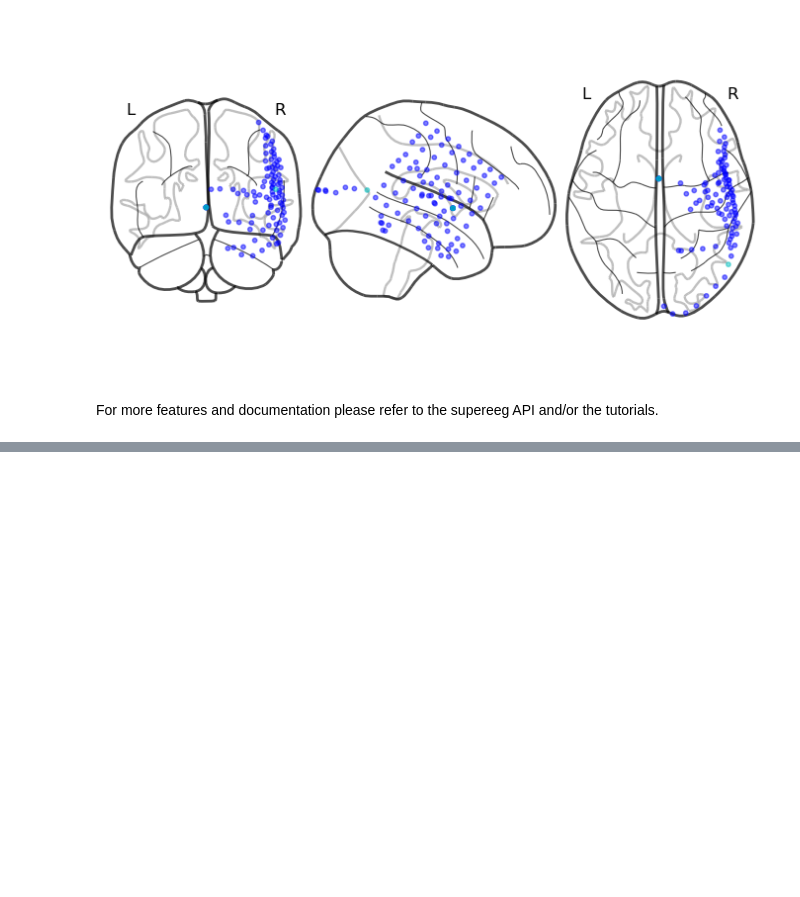
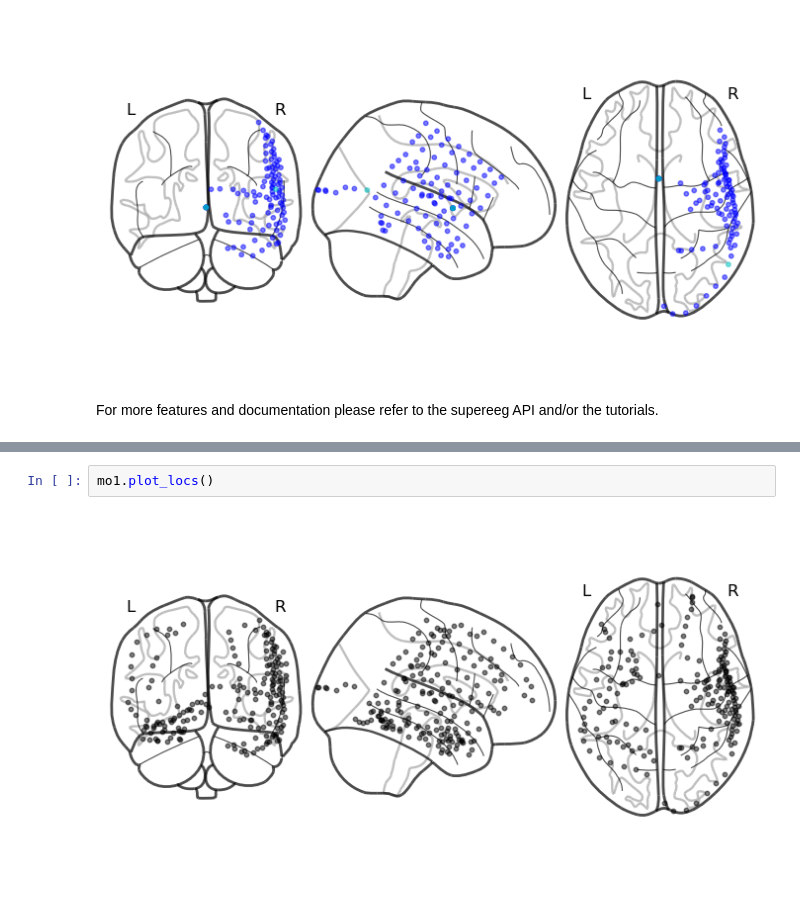
Before and after one commit to the-brAIn-lab/supereeg_notebooks, a Jupyter notebook: examples/basic_example.ipynb, the cells around one changed output, grey strips where cells are left out. Cells and saved outputs as stored; diff of their text form; blank space fills up the shorter version.

```diff
--- a/examples/basic_example.ipynb
+++ b/examples/basic_example.ipynb
@@ -78,0 +114,4 @@ For more features and documentation please refer to the supereeg API and/or the
+# %%
+mo1.plot_locs()
+# %% [output]
+[figure, added]
```
Also changed, not shown: parts of 17 cells of this notebook.
